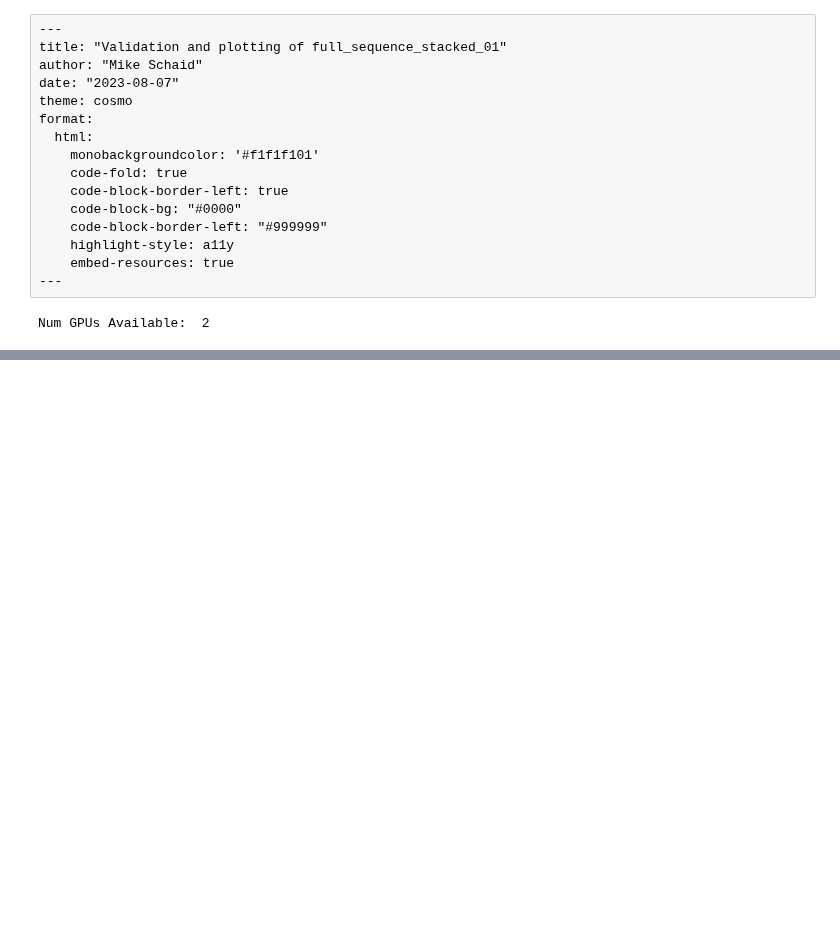
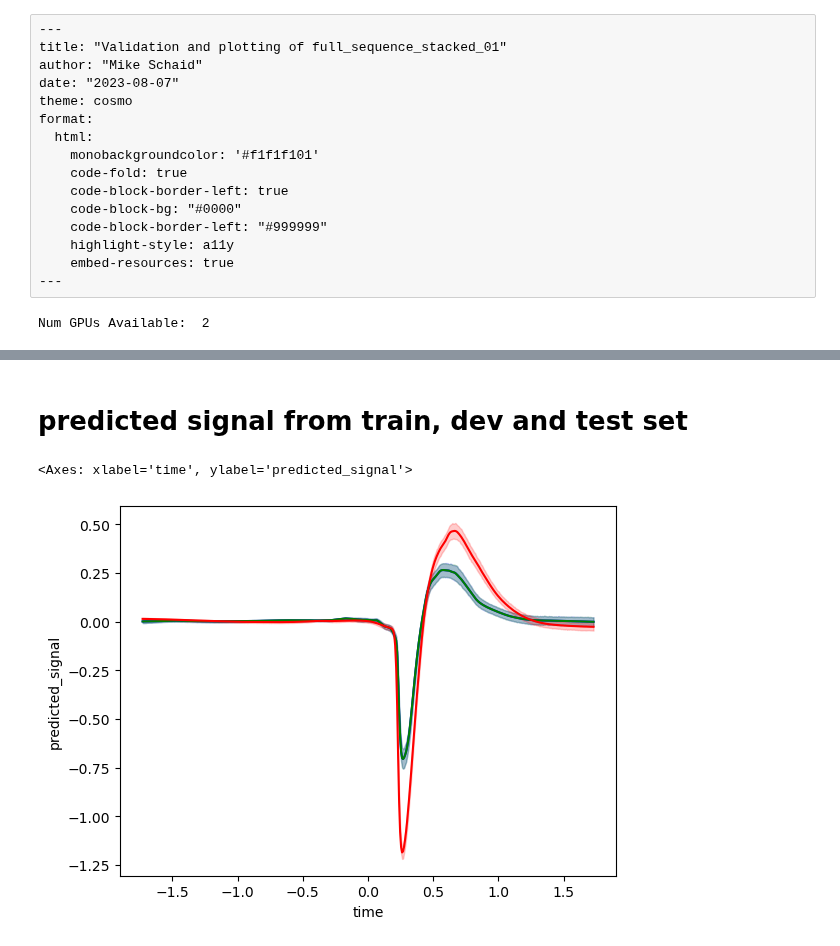
Before and after one commit to Mschaid/ENIGMA, a Jupyter notebook: notebooks/reports/full_sequence_stacked_lstm_01.ipynb, the cells around one changed output, grey strips where cells are left out. Saved outputs shown, nothing was run; the diff lists cells and outputs as text; code cells hidden in the pictures; blank space fills up the shorter version.

```diff
--- a/notebooks/reports/full_sequence_stacked_lstm_01.ipynb
+++ b/notebooks/reports/full_sequence_stacked_lstm_01.ipynb
@@ -202,0 +258,13 @@ array([[-1.05235347,  0.56745356, -0.38797426, ...,  1.        ,
+# %% [markdown]
+# predicted signal from train, dev and test set
+# %%
+train_da_cue = train_data.query("sensor == 'DA' & events == 'cue'")
+dev_da_cue = dev_data.query("sensor == 'DA' & events == 'cue'")
+test_da_cue = test_data.query("sensor == 'DA' & events == 'cue'")
+
+sns.lineplot(data = train_da_cue, x = 'time', y = 'predicted_signal', color = 'blue')
+sns.lineplot(data = dev_da_cue, x = 'time', y = 'predicted_signal', color = 'green')
+sns.lineplot(data = test_da_cue, x = 'time', y = 'predicted_signal', color = 'red')
+# %% [output]
+<Axes: xlabel='time', ylabel='predicted_signal'>
+[figure, added]
```
Also changed, not shown: parts of 25 cells of this notebook.
